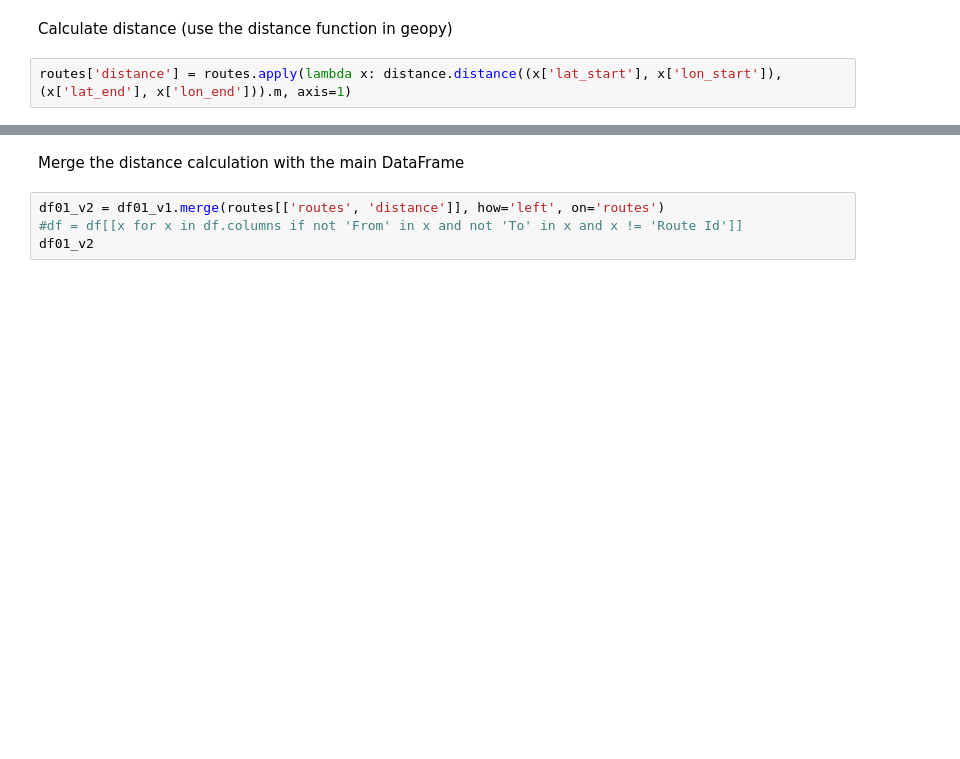
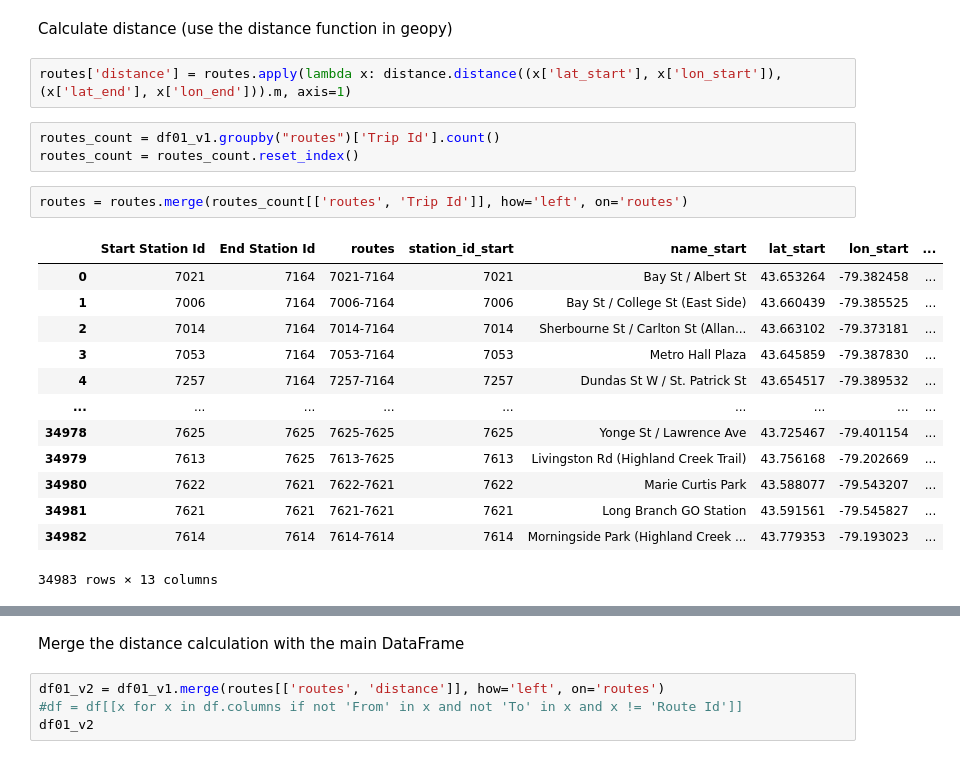
Before and after one commit to dailyLi/toronto_bike_share, a Jupyter notebook: Preprocessing.ipynb, the cells around one changed output, grey strips where cells are left out. Saved outputs shown, nothing was run; the diff lists cells and outputs as text; blank space fills up the shorter version.

```diff
--- a/Preprocessing.ipynb
+++ b/Preprocessing.ipynb
@@ -234,3 +234,22 @@ routes = routes.merge(bikeshare_stations, how='inner', left_on='Start Station Id
 Calculate distance (use the distance function in geopy)
 # %%
 routes['distance'] = routes.apply(lambda x: distance.distance((x['lat_start'], x['lon_start']), (x['lat_end'], x['lon_end'])).m, axis=1)
+# %%
+routes_count = df01_v1.groupby("routes")['Trip Id'].count()
+routes_count = routes_count.reset_index()
+# %%
+routes = routes.merge(routes_count[['routes', 'Trip Id']], how='left', on='routes')
+# %% [output]
+|  | Start Station Id | End Station Id | routes | station_id_start | name_start | lat_start | lon_start | ... |
+| 0 | 7021 | 7164 | 7021-7164 | 7021 | Bay St / Albert St | 43.653264 | -79.382458 | ... |
+| 1 | 7006 | 7164 | 7006-7164 | 7006 | Bay St / College St (East Side) | 43.660439 | -79.385525 | ... |
+| 2 | 7014 | 7164 | 7014-7164 | 7014 | Sherbourne St / Carlton St (Allan... | 43.663102 | -79.373181 | ... |
+| 3 | 7053 | 7164 | 7053-7164 | 7053 | Metro Hall Plaza | 43.645859 | -79.387830 | ... |
+| 4 | 7257 | 7164 | 7257-7164 | 7257 | Dundas St W / St. Patrick St | 43.654517 | -79.389532 | ... |
+| ... | ... | ... | ... | ... | ... | ... | ... | ... |
+| 34978 | 7625 | 7625 | 7625-7625 | 7625 | Yonge St / Lawrence Ave | 43.725467 | -79.401154 | ... |
+| 34979 | 7613 | 7625 | 7613-7625 | 7613 | Livingston Rd (Highland Creek Trail) | 43.756168 | -79.202669 | ... |
+| 34980 | 7622 | 7621 | 7622-7621 | 7622 | Marie Curtis Park | 43.588077 | -79.543207 | ... |
+| 34981 | 7621 | 7621 | 7621-7621 | 7621 | Long Branch GO Station | 43.591561 | -79.545827 | ... |
+| 34982 | 7614 | 7614 | 7614-7614 | 7614 | Morningside Park (Highland Creek ... | 43.779353 | -79.193023 | ... |
+34983 rows × 13 columns
```
Also changed, not shown: parts of 2 cells of this notebook, 3 other files.
